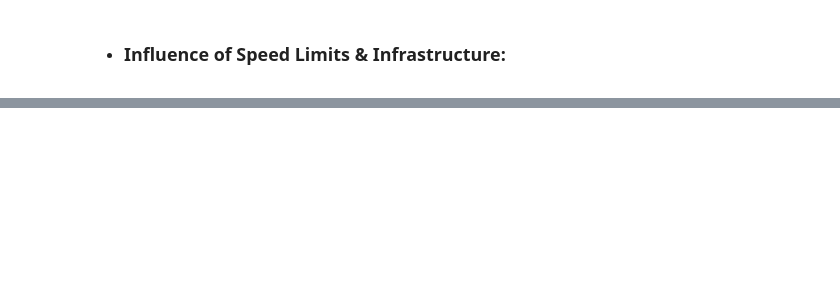
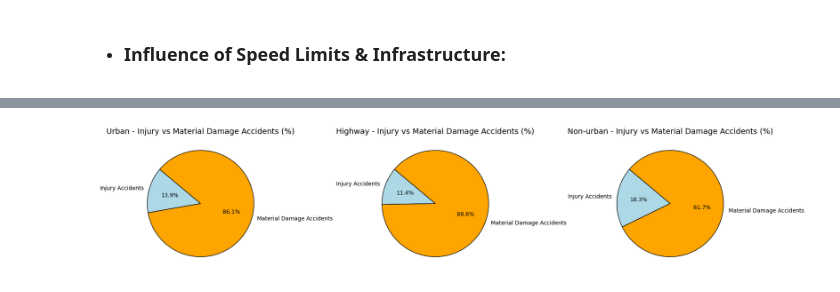
Before and after one commit to TheHessianBo/Traffic-Accidents-Germany, a Jupyter notebook: Traffic Accidents EDA.ipynb, the cells around one changed output, grey strips where cells are left out. Cells and saved outputs as stored; diff of their text form; code cells hidden in the pictures; blank space fills up the shorter version.

```diff
--- a/Traffic Accidents EDA.ipynb
+++ b/Traffic Accidents EDA.ipynb
@@ -168,0 +290,42 @@ plt.show()
+# %%
+accidents_by_year_location = accidents_by_year_location.rename(columns={
+    'Inside built-up areas': 'Urban',
+    'On motorways/freeways': 'Highway',
+    'Outside built-up areas (excl. motorways/freeways)': 'Non-urban'
+})
+
+# List of renamed locations you want to create pie charts for
+locations_to_plot = [
+    "Urban",
+    "Highway",
+    "Non-urban"
+]
+
+# Create a figure with subplots (3 pie charts side by side)
+fig, axes = plt.subplots(1, 3, figsize=(18, 7))
+
+# Loop through each location and create a pie chart in the corresponding subplot
+for i, location in enumerate(locations_to_plot):
+    # Data for the pie chart (Injury Accidents vs Material Damage Accidents)
+    data = [
+        location_accidents.loc[location, "Injury Accidents per Total"],
+        location_accidents.loc[location, "Material Damage per Total"]
+    ]
+
+    # Labels and colors for the pie chart
+    labels = ["Injury Accidents", "Material Damage Accidents"]
+    colors = ["lightblue","orange"]
+
+    # Create the pie chart in the current subplot
+    axes[i].pie(data, labels=labels, autopct="%1.1f%%", colors=colors, startangle=140, wedgeprops={"edgecolor": "black"})
+
+    # Set title for each pie chart
+    axes[i].set_title(f"{location} - Injury vs Material Damage Accidents (%)", fontsize=14)
+
+# Adjust layout to avoid overlap
+plt.tight_layout()
+
+# Show the plot
+plt.show()
+# %% [output]
+[figure, added]
```
Also changed, not shown: parts of 18 cells of this notebook, 6 other files.
